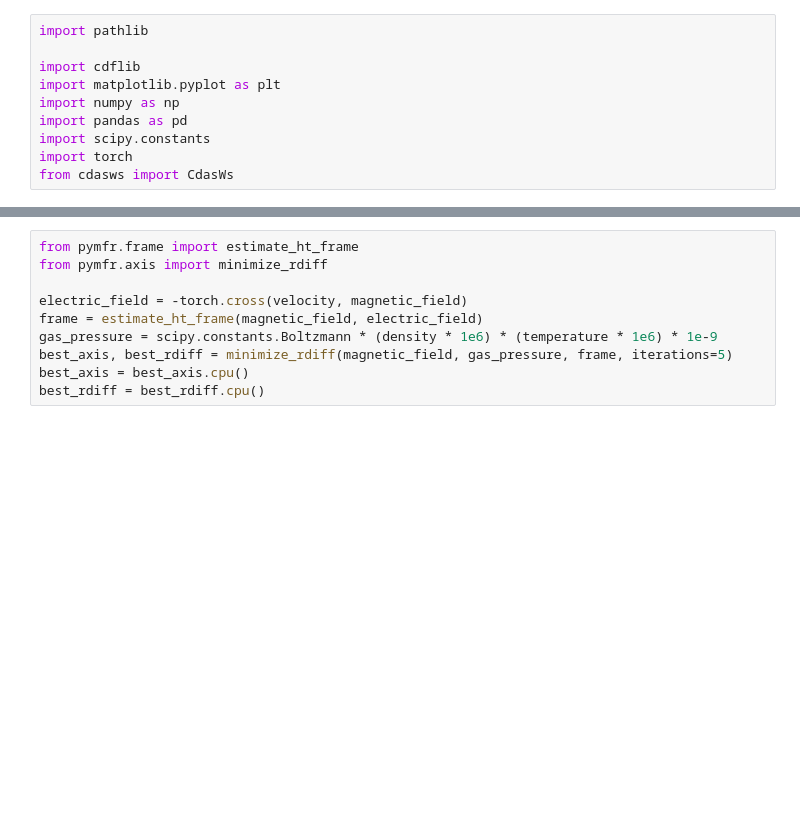
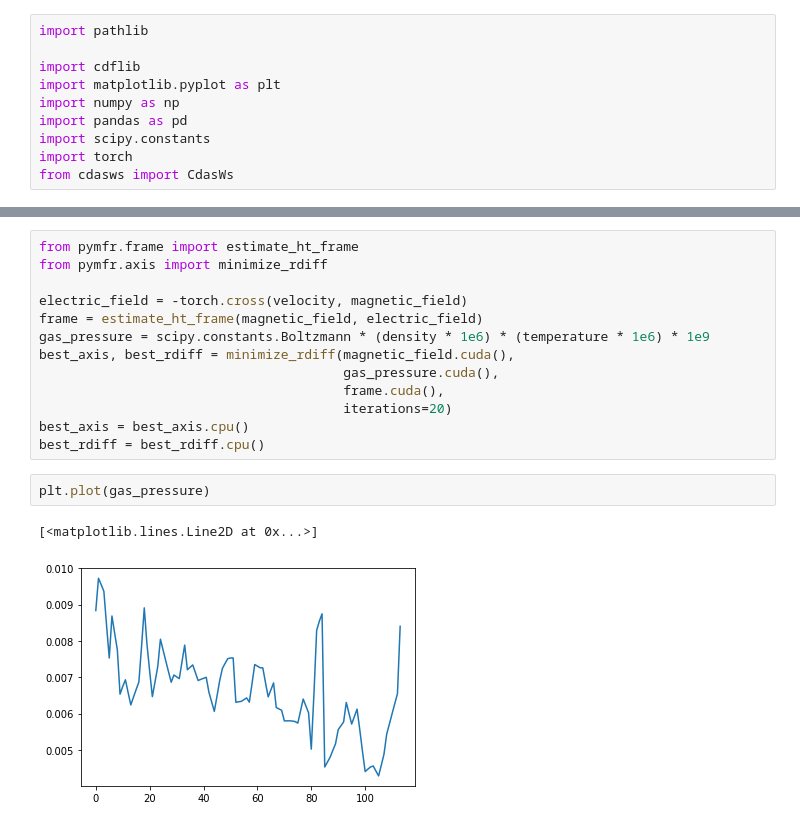
Before and after one commit to hafarooki/pymfr, a Jupyter notebook: demo/wind_axis.ipynb, the cells around one changed output, grey strips where cells are left out. Saved outputs shown, nothing was run; the diff lists cells and outputs as text; blank space fills up the shorter version.

```diff
--- a/demo/wind_axis.ipynb
+++ b/demo/wind_axis.ipynb
@@ -75,10 +75,18 @@ from pymfr.axis import minimize_rdiff
 
 electric_field = -torch.cross(velocity, magnetic_field)
 frame = estimate_ht_frame(magnetic_field, electric_field)
-gas_pressure = scipy.constants.Boltzmann * (density * 1e6) * (temperature * 1e6) * 1e-9
-best_axis, best_rdiff = minimize_rdiff(magnetic_field, gas_pressure, frame, iterations=5)
+gas_pressure = scipy.constants.Boltzmann * (density * 1e6) * (temperature * 1e6) * 1e9
+best_axis, best_rdiff = minimize_rdiff(magnetic_field.cuda(),
+                                       gas_pressure.cuda(),
+                                       frame.cuda(),
+                                       iterations=20)
 best_axis = best_axis.cpu()
 best_rdiff = best_rdiff.cpu()
+# %%
+plt.plot(gas_pressure)
+# %% [output]
+[<matplotlib.lines.Line2D at 0x...>]
+[figure, added]
 # %%
 best_axis, best_rdiff
 # %% [output]
```
Also changed, not shown: parts of 5 cells of this notebook, 2 other files.
